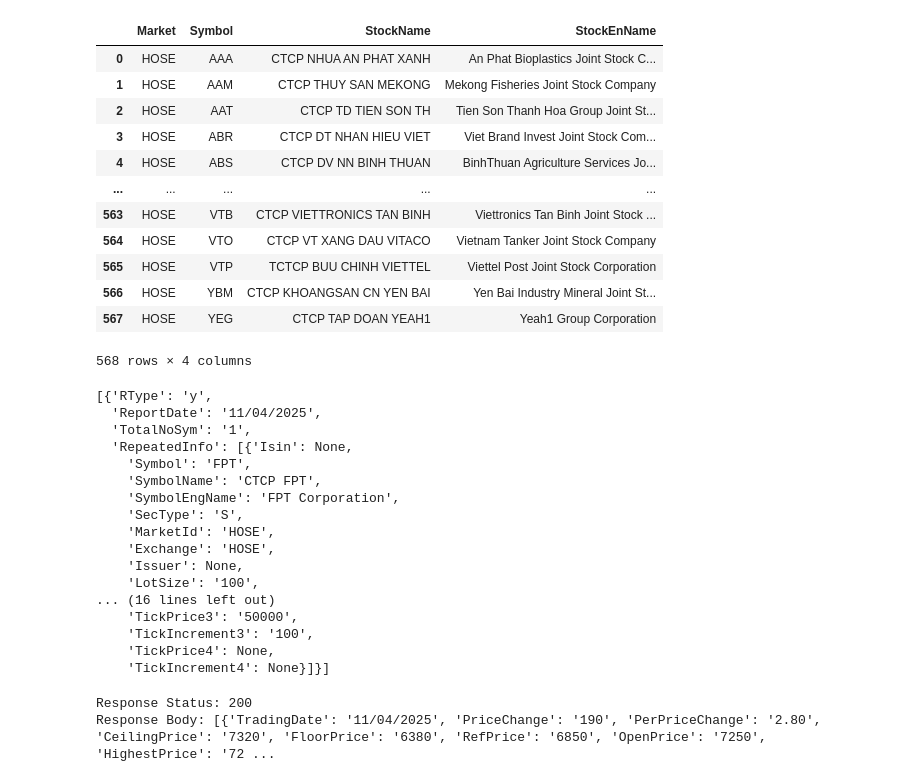
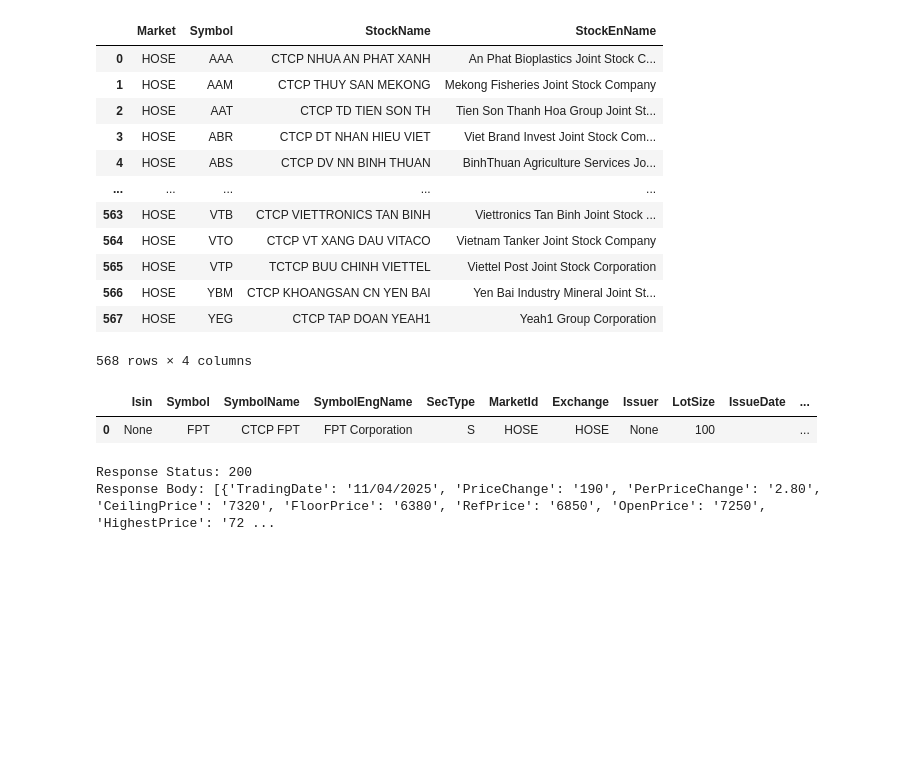
Before and after one commit to lequan44/Coding, a Jupyter notebook: ssi-api/ssi-api.ipynb, the cells around one changed output. Saved outputs shown, nothing was run; the diff lists cells and outputs as text; code cells hidden in the pictures; blank space fills up the shorter version.

```diff
--- a/ssi-api/ssi-api.ipynb
+++ b/ssi-api/ssi-api.ipynb
@@ -13,6 +13,7 @@ Current Time: 2025-04-14 11:08:28.903192
 pd.options.display.max_colwidth = 500
 # %%
 pd.set_option('display.max_rows', None)
+pd.set_option('display.max_columns', None)
 # %%
 
 
@@ -85,54 +86,37 @@ display(df)
 # %%
 # Replace with the token you obtained
 url = "https://fc-data.ssi.com.vn/api/v2/Market/SecuritiesDetails"
 
 headers = {
     "Authorization": f"Bearer {access_token}",
     "Content-Type": "application/json"
 }
 
 params = {
     "market": "HOSE",
     "pageIndex": 1,
     "pageSize": 1000,
     "symbol": "FPT"
 }
 
 # Send the GET request
 response = requests.get(url, headers=headers,params=params)
 
 # Print response
 # print("Response Status:", response.status_code)
 # print("Response Body:", response.json()['data'])
 
 # Extract data from the response JSON
-data = response.json().get('data', [])
+data = response.json()['data'][0]['RepeatedInfo']
 
 # Convert the data into a DataFrame
 df = pd.DataFrame(data)
 
 # Display the DataFrame
-# display(df)
-
-response.json()['data']
+display(df)
 # %% [output]
-[{'RType': 'y',
-  'ReportDate': '11/04/2025',
-  'TotalNoSym': '1',
-  'RepeatedInfo': [{'Isin': None,
-    'Symbol': 'FPT',
-    'SymbolName': 'CTCP FPT',
-    'SymbolEngName': 'FPT Corporation',
-    'SecType': 'S',
-    'MarketId': 'HOSE',
-    'Exchange': 'HOSE',
-    'Issuer': None,
-    'LotSize': '100',
-... (16 lines left out)
-    'TickPrice3': '50000',
-    'TickIncrement3': '100',
-    'TickPrice4': None,
-    'TickIncrement4': None}]}]
+|  | Isin | Symbol | SymbolName | SymbolEngName | SecType | MarketId | Exchange | Issuer | LotSize | IssueDate | ... |
+| 0 | None | FPT | CTCP FPT | FPT Corporation | S | HOSE | HOSE | None | 100 |  | ... |
 # %%
 # Replace with the token you obtained
 url = " https://fc-data.ssi.com.vn/api/v2/Market/DailyStockPrice"
```
Also changed, not shown: parts of 3 cells of this notebook.
